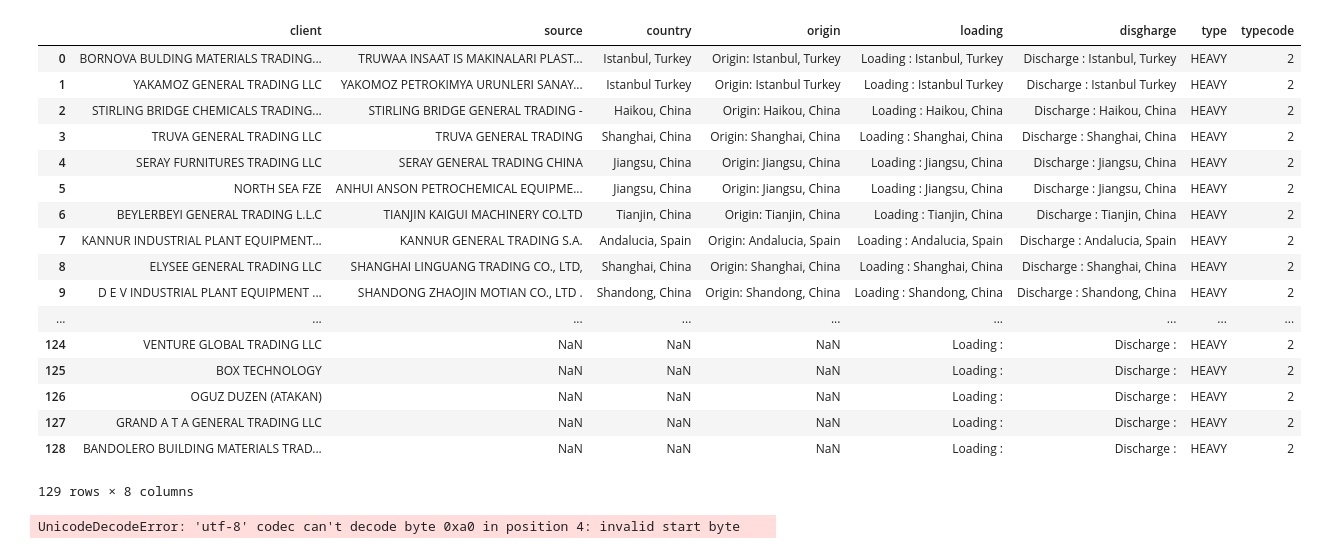
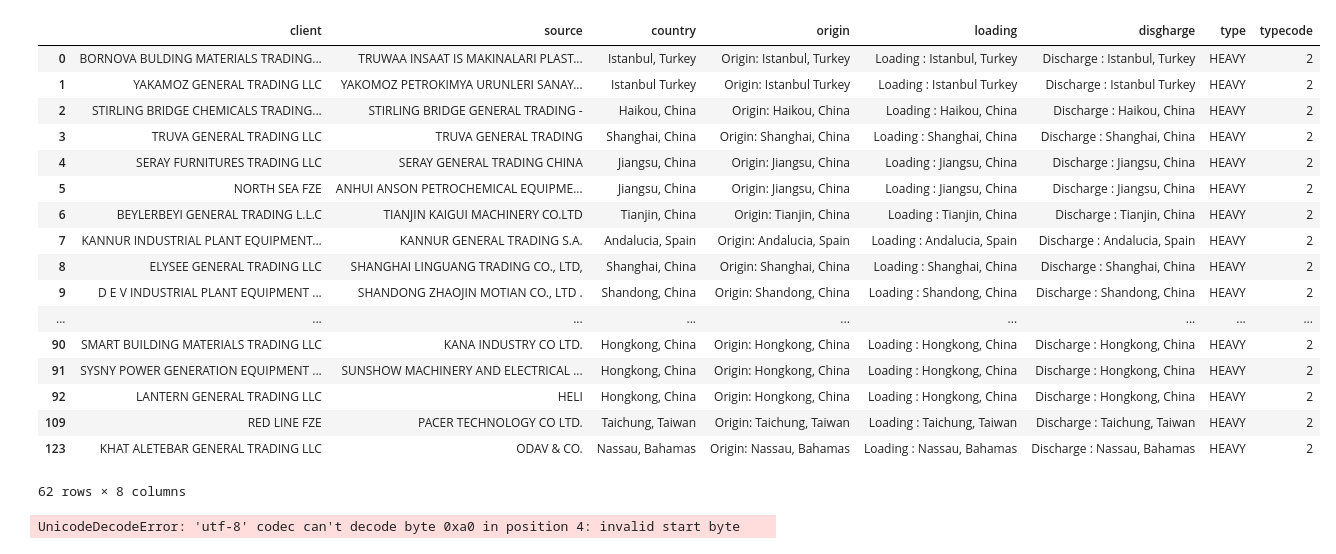
Before and after one commit to aminkhod/Abacas-transaction, a Jupyter notebook: trancript.ipynb, the cells around one changed output. Cells and saved outputs as stored; diff of their text form; code cells hidden in the pictures.

```diff
--- a/trancript.ipynb
+++ b/trancript.ipynb
@@ -4,24 +4,24 @@ import pandas as pd
 naval=['']
 clientlist = pd.read_csv('CLIENT_LIST.csv', na_values =naval)
 # %%
-clientlist
+clientlist.dropna()
 # %% [output]
 |  | client | source | country | origin | loading | disgharge | type | typecode |
 | 0 | BORNOVA BULDING MATERIALS TRADING... | TRUWAA INSAAT IS MAKINALARI PLAST... | Istanbul, Turkey | Origin: Istanbul, Turkey | Loading : Istanbul, Turkey | Discharge : Istanbul, Turkey | HEAVY | 2 |
 | 1 | YAKAMOZ GENERAL TRADING LLC | YAKOMOZ PETROKIMYA URUNLERI SANAY... | Istanbul Turkey | Origin: Istanbul Turkey | Loading : Istanbul Turkey | Discharge : Istanbul Turkey | HEAVY | 2 |
 | 2 | STIRLING BRIDGE CHEMICALS TRADING... | STIRLING BRIDGE GENERAL TRADING - | Haikou, China | Origin: Haikou, China | Loading : Haikou, China | Discharge : Haikou, China | HEAVY | 2 |
 | 3 | TRUVA GENERAL TRADING LLC | TRUVA GENERAL TRADING | Shanghai, China | Origin: Shanghai, China | Loading : Shanghai, China | Discharge : Shanghai, China | HEAVY | 2 |
 | 4 | SERAY FURNITURES TRADING LLC | SERAY GENERAL TRADING CHINA | Jiangsu, China | Origin: Jiangsu, China | Loading : Jiangsu, China | Discharge : Jiangsu, China | HEAVY | 2 |
 | 5 | NORTH SEA FZE | ANHUI ANSON PETROCHEMICAL EQUIPME... | Jiangsu, China | Origin: Jiangsu, China | Loading : Jiangsu, China | Discharge : Jiangsu, China | HEAVY | 2 |
 | 6 | BEYLERBEYI GENERAL TRADING L.L.C | TIANJIN KAIGUI MACHINERY CO.LTD | Tianjin, China | Origin: Tianjin, China | Loading : Tianjin, China | Discharge : Tianjin, China | HEAVY | 2 |
 | 7 | KANNUR INDUSTRIAL PLANT EQUIPMENT... | KANNUR GENERAL TRADING S.A. | Andalucia, Spain | Origin: Andalucia, Spain | Loading : Andalucia, Spain | Discharge : Andalucia, Spain | HEAVY | 2 |
 | 8 | ELYSEE GENERAL TRADING LLC | SHANGHAI LINGUANG TRADING CO., LTD, | Shanghai, China | Origin: Shanghai, China | Loading : Shanghai, China | Discharge : Shanghai, China | HEAVY | 2 |
 | 9 | D E V INDUSTRIAL PLANT EQUIPMENT ... | SHANDONG ZHAOJIN MOTIAN CO., LTD . | Shandong, China | Origin: Shandong, China | Loading : Shandong, China | Discharge : Shandong, China | HEAVY | 2 |
 | ... | ... | ... | ... | ... | ... | ... | ... | ... |
-| 124 | VENTURE GLOBAL TRADING LLC | NaN | NaN | NaN | Loading : | Discharge : | HEAVY | 2 |
-| 125 | BOX TECHNOLOGY | NaN | NaN | NaN | Loading : | Discharge : | HEAVY | 2 |
-| 126 | OGUZ DUZEN (ATAKAN) | NaN | NaN | NaN | Loading : | Discharge : | HEAVY | 2 |
-| 127 | GRAND A T A GENERAL TRADING LLC | NaN | NaN | NaN | Loading : | Discharge : | HEAVY | 2 |
-| 128 | BANDOLERO BUILDING MATERIALS TRAD... | NaN | NaN | NaN | Loading : | Discharge : | HEAVY | 2 |
+| 90 | SMART BUILDING MATERIALS TRADING LLC | KANA INDUSTRY CO LTD. | Hongkong, China | Origin: Hongkong, China | Loading : Hongkong, China | Discharge : Hongkong, China | HEAVY | 2 |
+| 91 | SYSNY POWER GENERATION EQUIPMENT ... | SUNSHOW MACHINERY AND ELECTRICAL ... | Hongkong, China | Origin: Hongkong, China | Loading : Hongkong, China | Discharge : Hongkong, China | HEAVY | 2 |
+| 92 | LANTERN GENERAL TRADING LLC | HELI | Hongkong, China | Origin: Hongkong, China | Loading : Hongkong, China | Discharge : Hongkong, China | HEAVY | 2 |
+| 109 | RED LINE FZE | PACER TECHNOLOGY CO LTD. | Taichung, Taiwan | Origin: Taichung, Taiwan | Loading : Taichung, Taiwan | Discharge : Taichung, Taiwan | HEAVY | 2 |
+| 123 | KHAT ALETEBAR GENERAL TRADING LLC | ODAV & CO. | Nassau, Bahamas | Origin: Nassau, Bahamas | Loading : Nassau, Bahamas | Discharge : Nassau, Bahamas | HEAVY | 2 |
-129 rows × 8 columns
+62 rows × 8 columns
 # %%
```
Also changed, not shown: parts of 1 cell of this notebook.
